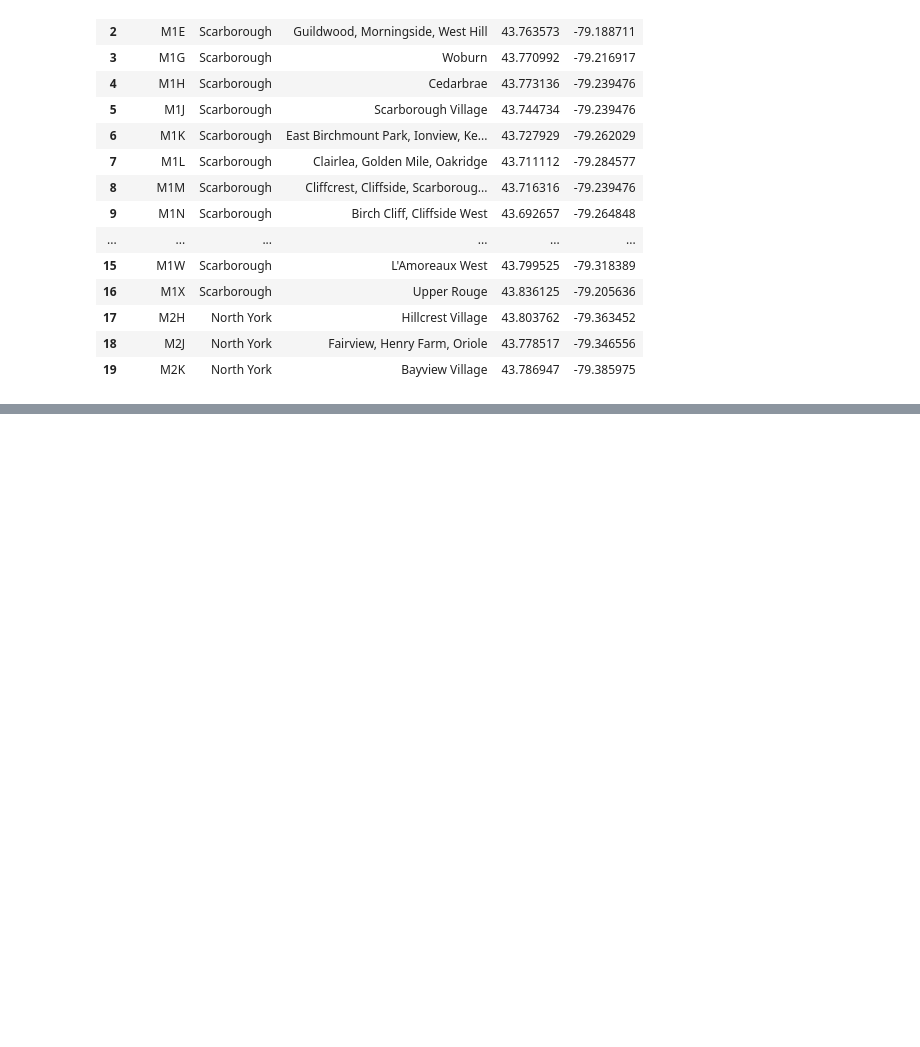
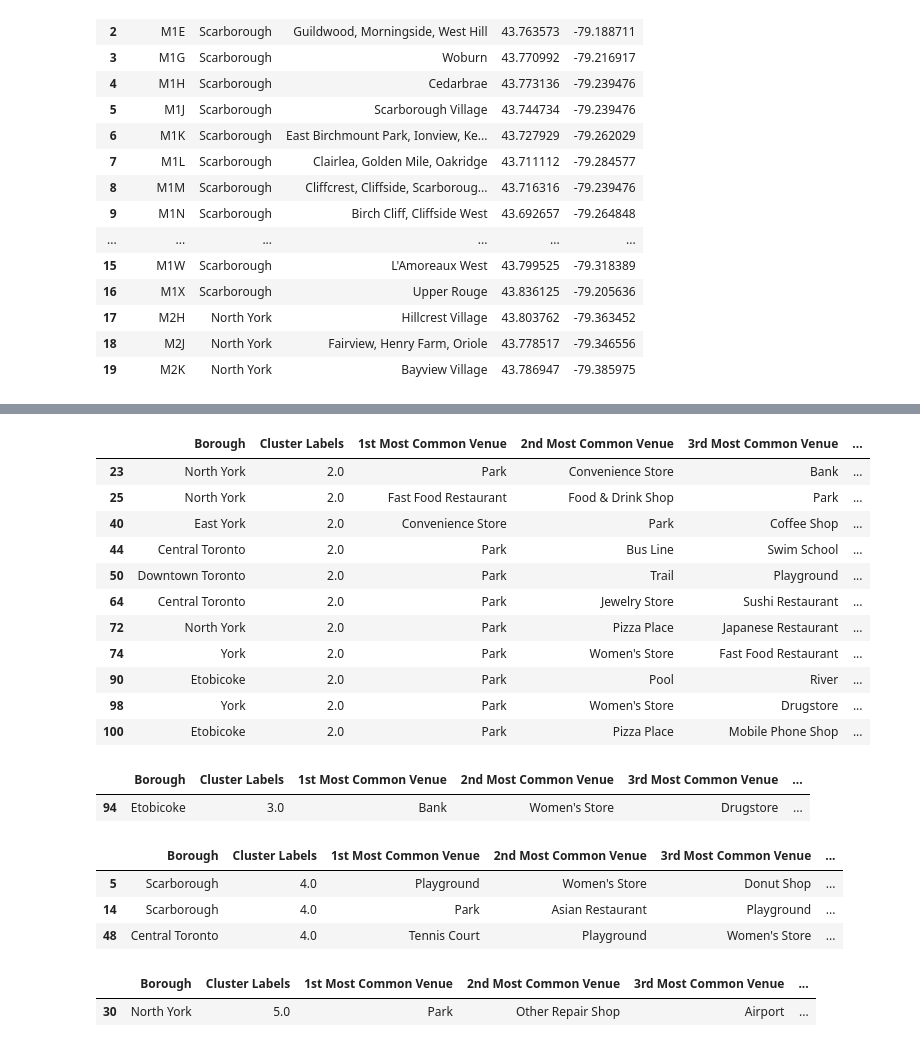
Before and after one commit to RuiAmberHe/Data_Science_Capstone, a Jupyter notebook: Segmenting and Clustering Neighborhoods in Toronto.ipynb, the cells around one changed output, grey strips where cells are left out. Cells and saved outputs as stored; diff of their text form; code cells hidden in the pictures; blank space fills up the shorter version.

```diff
--- a/Segmenting and Clustering Neighborhoods in Toronto.ipynb
+++ b/Segmenting and Clustering Neighborhoods in Toronto.ipynb
@@ -219,0 +563,32 @@ neigh_geo.head(20)
+# %%
+toronto_merged.loc[toronto_merged['Cluster Labels'] == 2, toronto_merged.columns[[1] + list(range(5, toronto_merged.shape[1]))]]
+# %% [output]
+|  | Borough | Cluster Labels | 1st Most Common Venue | 2nd Most Common Venue | 3rd Most Common Venue | ... |
+| 23 | North York | 2.0 | Park | Convenience Store | Bank | ... |
+| 25 | North York | 2.0 | Fast Food Restaurant | Food & Drink Shop | Park | ... |
+| 40 | East York | 2.0 | Convenience Store | Park | Coffee Shop | ... |
+| 44 | Central Toronto | 2.0 | Park | Bus Line | Swim School | ... |
+| 50 | Downtown Toronto | 2.0 | Park | Trail | Playground | ... |
+| 64 | Central Toronto | 2.0 | Park | Jewelry Store | Sushi Restaurant | ... |
+| 72 | North York | 2.0 | Park | Pizza Place | Japanese Restaurant | ... |
+| 74 | York | 2.0 | Park | Women's Store | Fast Food Restaurant | ... |
+| 90 | Etobicoke | 2.0 | Park | Pool | River | ... |
+| 98 | York | 2.0 | Park | Women's Store | Drugstore | ... |
+| 100 | Etobicoke | 2.0 | Park | Pizza Place | Mobile Phone Shop | ... |
+# %%
+toronto_merged.loc[toronto_merged['Cluster Labels'] == 3, toronto_merged.columns[[1] + list(range(5, toronto_merged.shape[1]))]]
+# %% [output]
+|  | Borough | Cluster Labels | 1st Most Common Venue | 2nd Most Common Venue | 3rd Most Common Venue | ... |
+| 94 | Etobicoke | 3.0 | Bank | Women's Store | Drugstore | ... |
+# %%
+toronto_merged.loc[toronto_merged['Cluster Labels'] == 4, toronto_merged.columns[[1] + list(range(5, toronto_merged.shape[1]))]]
+# %% [output]
+|  | Borough | Cluster Labels | 1st Most Common Venue | 2nd Most Common Venue | 3rd Most Common Venue | ... |
+| 5 | Scarborough | 4.0 | Playground | Women's Store | Donut Shop | ... |
+| 14 | Scarborough | 4.0 | Park | Asian Restaurant | Playground | ... |
+| 48 | Central Toronto | 4.0 | Tennis Court | Playground | Women's Store | ... |
+# %%
+toronto_merged.loc[toronto_merged['Cluster Labels'] == 5, toronto_merged.columns[[1] + list(range(5, toronto_merged.shape[1]))]]
+# %% [output]
+|  | Borough | Cluster Labels | 1st Most Common Venue | 2nd Most Common Venue | 3rd Most Common Venue | ... |
+| 30 | North York | 5.0 | Park | Other Repair Shop | Airport | ... |
```
Also changed, not shown: parts of 33 cells of this notebook.
